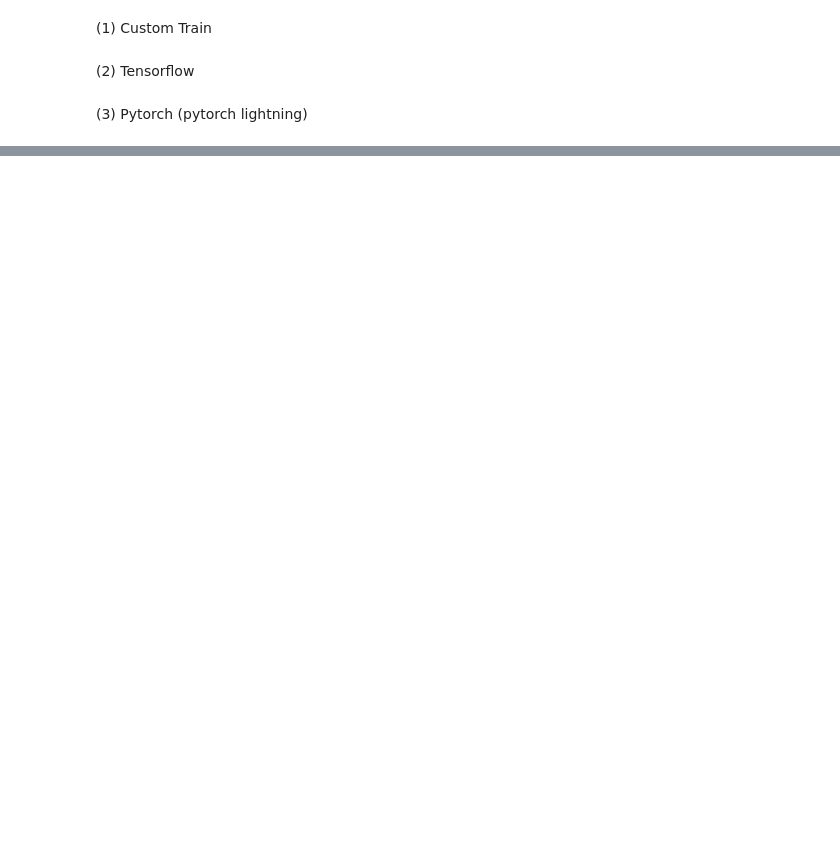
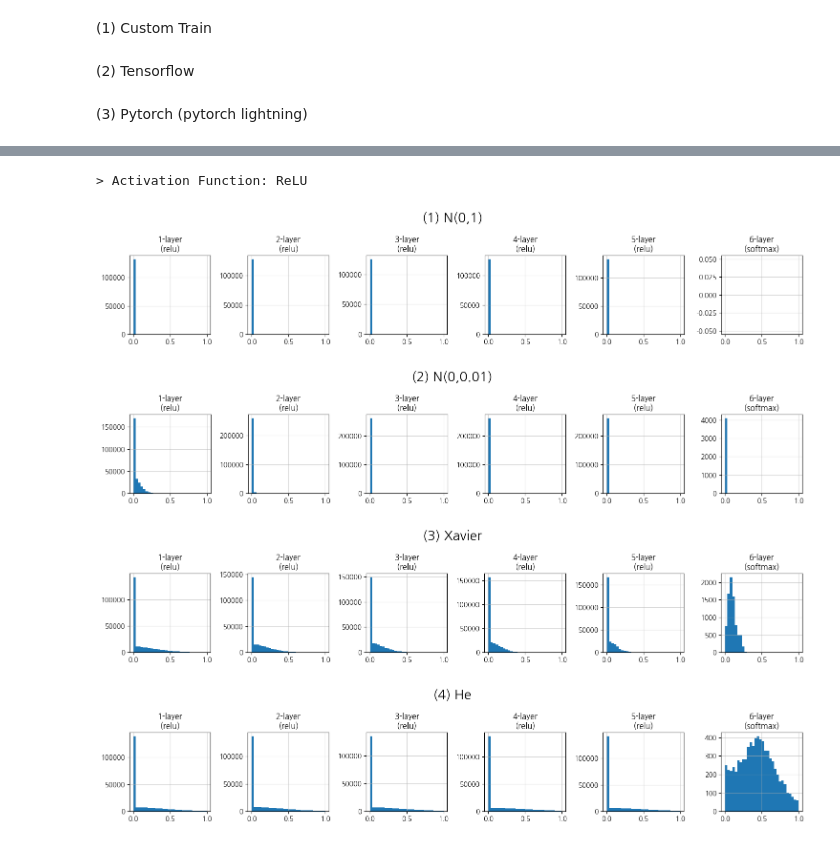
Before and after one commit to hyuckjinkim/study-archive, a Jupyter notebook: 4_deep-learning-from-scratch/book_1.ipynb, the cells around one changed output, grey strips where cells are left out. Drawn from its saved outputs; the diff is of its cells as text; code cells hidden in the pictures; blank space fills up the shorter version.

```diff
--- a/4_deep-learning-from-scratch/book_1.ipynb
+++ b/4_deep-learning-from-scratch/book_1.ipynb
@@ -1734,7 +1873,7 @@ plt.show()
 print('> Activation Function: ReLU')
 
 # (1) N(0,1) + ReLU
-model = MultiLayerNet(input_size, output_size, hidden_sizes, activation='relu', weight_init=None, weight_init_limit=1)
+model = MultiLayerNet(input_size, output_size, hidden_sizes, activation='relu', weight_init_method=None, weight_init_limit=1)
 _, activations = model.predict_numerical_gradient(X_batch, return_activations=True)
 
 fig = plt.figure(figsize=(15,3))
@@ -1751,7 +1890,7 @@ plt.tight_layout()
 plt.show()
 
 # (2) N(0,0.01) + ReLU
-model = MultiLayerNet(input_size, output_size, hidden_sizes, activation='relu', weight_init=None, weight_init_limit=0.01)
+model = MultiLayerNet(input_size, output_size, hidden_sizes, activation='relu', weight_init_method=None, weight_init_limit=0.01)
 _, activations = model.predict_numerical_gradient(X_batch, return_activations=True)
 
 fig = plt.figure(figsize=(15,3))
@@ -1768,38 +1907,44 @@ plt.tight_layout()
 plt.show()
 
 # (3) Xavier + ReLU
-model = MultiLayerNet(input_size, output_size, hidden_sizes, activation='relu', weight_init='Xavier')
+model = MultiLayerNet(input_size, output_size, hidden_sizes, activation='relu', weight_init_method='Xavier')
 _, activations = model.predict_numerical_gradient(X_batch, return_activations=True)
 
 fig = plt.figure(figsize=(15,3))
 for i,activation in enumerate(activations):
     fig.add_subplot(1, len(activations), i+1)
     plt.hist(activation.flatten(), bins=30, range=(0,1))
     plt.grid(alpha=0.5)
     if i+1 == len(activations):
         plt.title(f'{i+1}-layer\n(softmax)')
     else:
         plt.title(f'{i+1}-layer\n(relu)')
 plt.suptitle('(3) Xavier', fontsize=20)
 plt.tight_layout()
 plt.show()
 
 # (4) He + ReLU
-model = MultiLayerNet(input_size, output_size, hidden_sizes, activation='relu', weight_init='He')
+model = MultiLayerNet(input_size, output_size, hidden_sizes, activation='relu', weight_init_method='He')
 _, activations = model.predict_numerical_gradient(X_batch, return_activations=True)
 
 fig = plt.figure(figsize=(15,3))
 for i,activation in enumerate(activations):
     fig.add_subplot(1, len(activations), i+1)
     plt.hist(activation.flatten(), bins=30, range=(0,1))
     plt.grid(alpha=0.5)
     if i+1 == len(activations):
         plt.title(f'{i+1}-layer\n(softmax)')
     else:
         plt.title(f'{i+1}-layer\n(relu)')
 plt.suptitle('(4) He', fontsize=20)
 plt.tight_layout()
 plt.show()
+# %% [output]
+> Activation Function: ReLU
+[figure, added]
+[figure, added]
+[figure, added]
+[figure, added]
 # %%
 # batch normalization : 212p
 # -> https://github.com/WegraLee/deep-learning-from-scratch/blob/3e4f6368b17ee4159c820197426eefb0b1315a9b/common/layers.py#L114
```
Also changed, not shown: parts of 59 cells of this notebook, 1 other file.
